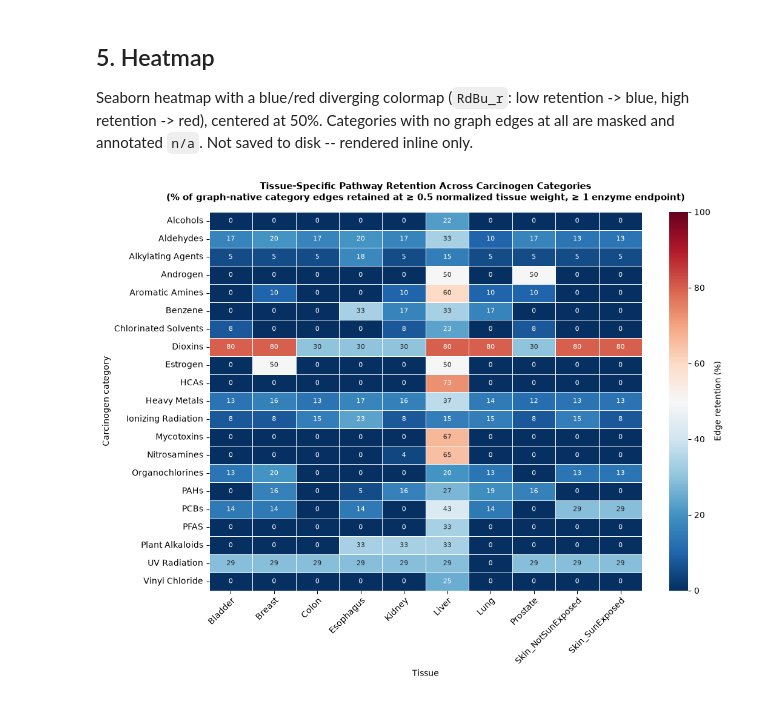
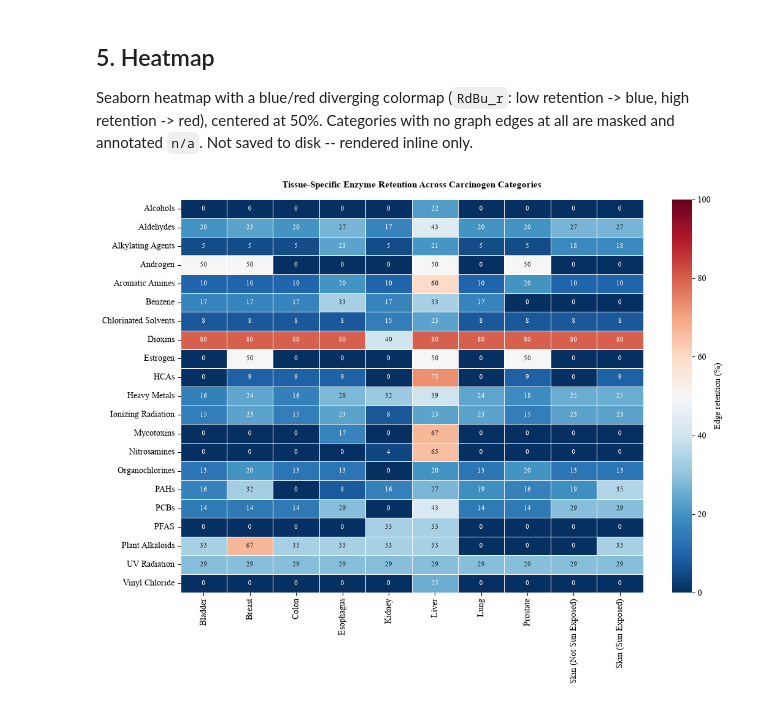
Before and after one commit to kazilab/ExposoGraph2, a Jupyter notebook: Figures_Notebook/figure_tissue_subgraph_retention.ipynb, the cells around one changed output. Drawn from its saved outputs; the diff is of its cells as text; code cells hidden in the pictures.

Commit message:
update tissue retention
updated tissue retention to use the first method

```diff
--- a/Figures_Notebook/figure_tissue_subgraph_retention.ipynb
+++ b/Figures_Notebook/figure_tissue_subgraph_retention.ipynb
@@ -65,25 +12,10 @@ the two notebooks' numbers aren't mistaken for the same statistic.
 # %%
 from __future__ import annotations
-
-import sys
-from pathlib import Path
-
 import matplotlib.pyplot as plt
 import numpy as np
 import pandas as pd
 import seaborn as sns
 
-# Make the notebook robust whether it is launched from the repo root or from Figures_Notebook/.
-for candidate in [Path.cwd(), *Path.cwd().parents]:
-    if (candidate / "ExposoGraph").is_dir() and (candidate / "pyproject.toml").exists():
-        REPO_ROOT = candidate
-        break
-else:
-    raise RuntimeError("Could not locate the ExposoGraph repository root.")
-
-if str(REPO_ROOT) not in sys.path:
-    sys.path.insert(0, str(REPO_ROOT))
-
+plt.rcParams['font.family'] = 'serif'
+plt.rcParams['font.serif'] = ['Times New Roman']
 from ExposoGraph.engine import GraphEngine
-
-print(f"Repository root: {REPO_ROOT}")
@@ -175,7 +60,7 @@ For each (carcinogen category, tissue) cell:
 scale -- see comparison point 2 above before treating this as equivalent to the
 old notebook's raw-nTPM `0.25` cutoff.
 # %%
-TISSUE_WEIGHT_THRESHOLD = 0.5
+TISSUE_WEIGHT_THRESHOLD = 0.25
 
 node_data = dict(engine.G.nodes(data=True))
 edges = [(u, v, data) for u, v, data in engine.G.edges(data=True)]
@@ -213,7 +98,7 @@ for category in CARCINOGEN_CATEGORIES:
             continue
         numerator = sum(
             1
-            for u, v, _data in category_edges
+            for u, v, _ in category_edges
             if enzyme_meets_threshold(u, tissue, TISSUE_WEIGHT_THRESHOLD)
             or enzyme_meets_threshold(v, tissue, TISSUE_WEIGHT_THRESHOLD)
         )
@@ -221,12 +106,3 @@ for category in CARCINOGEN_CATEGORIES:
     rows.append(row)
 
 retention = pd.DataFrame(rows, index=CARCINOGEN_CATEGORIES, columns=TISSUES)
-
-print("Category edge counts (denominator):")
-for category in CARCINOGEN_CATEGORIES:
-    print(f"  {category:20s} {denominators[category]:3d}")
-
-empty_categories = [c for c, n in denominators.items() if n == 0]
-print("\nCategories with zero graph edges (rendered as n/a):", empty_categories or "none")
-
-retention
@@ -285,40 +126,35 @@ sns.heatmap(
     mask=mask,
     annot=True,
     fmt=".0f",
     annot_kws={"fontsize": 8},
     linewidths=0.5,
     linecolor="white",
     square=False,
     cbar_kws={"label": "Edge retention (%)"},
 )
 ax.set_facecolor("#e8e8e8")
 
 for row_idx, category in enumerate(CARCINOGEN_CATEGORIES):
     if denominators[category] == 0:
         for col_idx in range(len(TISSUES)):
             ax.text(
-                col_idx + 0.5,
-                row_idx + 0.5,
+                col_idx,
+                row_idx,
                 "n/a",
                 ha="center",
                 va="center",
                 fontsize=8,
                 color="#666666",
             )
 
-ax.set_xlabel("Tissue")
-ax.set_ylabel("Carcinogen category")
 ax.set_title(
-    "Tissue-Specific Pathway Retention Across Carcinogen Categories\n"
-    f"(% of graph-native category edges retained at \u2265 {TISSUE_WEIGHT_THRESHOLD:g} "
-    "normalized tissue weight, \u2265 1 enzyme endpoint)",
+    "Tissue-Specific Enzyme Retention Across Carcinogen Categories",
     fontsize=11,
     weight="bold",
     pad=14,
 )
-plt.setp(ax.get_xticklabels(), rotation=45, ha="right", rotation_mode="anchor")
-
+plt.setp(ax.get_xticklabels(), rotation=90)
 fig.tight_layout()
 plt.show()
 # %% [output]
-[figure, old version]
+[figure, new version]
```
Also changed, not shown: parts of 12 cells of this notebook, 2 other files.
